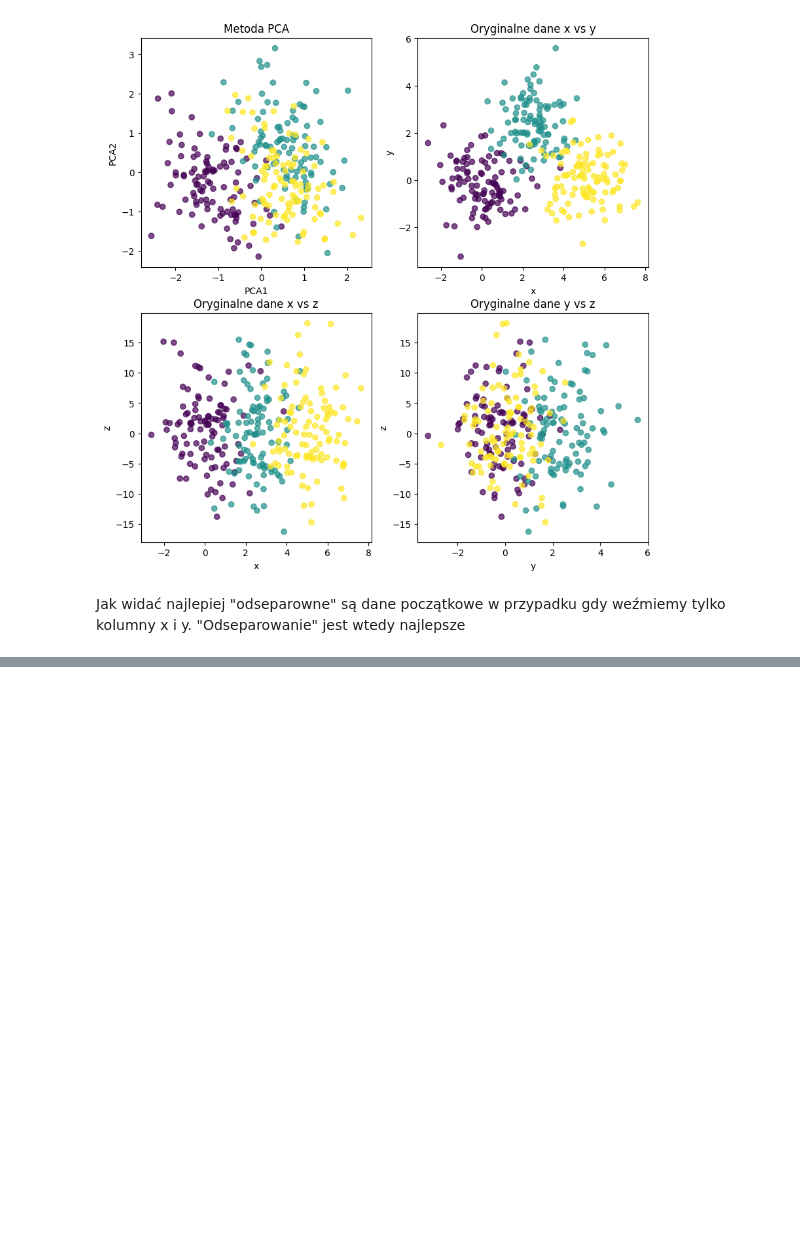
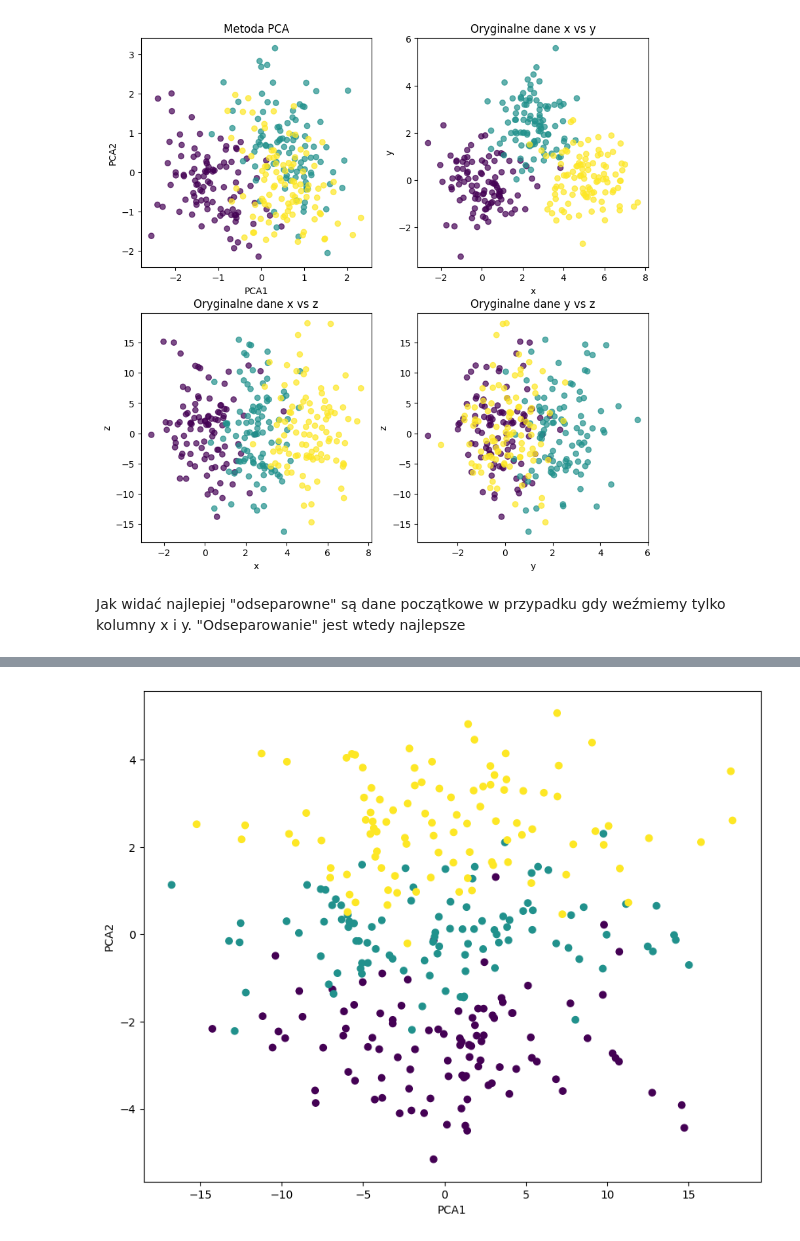
Before and after one commit to tomczj/ML24_25, a Jupyter notebook: 24_02_25/homework_1.ipynb, the cells around one changed output, grey strips where cells are left out. Drawn from its saved outputs; the diff is of its cells as text; code cells hidden in the pictures; blank space fills up the shorter version.

```diff
--- a/24_02_25/homework_1.ipynb
+++ b/24_02_25/homework_1.ipynb
@@ -84,0 +135,11 @@ Jak widać najlepiej "odseparowne" są dane początkowe w przypadku gdy weźmiem
+# %%
+#plotujemy wyniki po zastosowaniu PCA
+plt.figure(figsize=(10, 8))
+PCA_col = pd.DataFrame(XV, columns = ["PCA1", "PCA2"])
+PCA_col['class'] = data_class
+plt.scatter(PCA_col['PCA1'], PCA_col['PCA2'], c = PCA_col['class'])
+plt.xlabel('PCA1')
+plt.ylabel('PCA2')
+plt.show()
+# %% [output]
+[figure, added]
```
Also changed, not shown: parts of 6 cells of this notebook, 2 other files.
